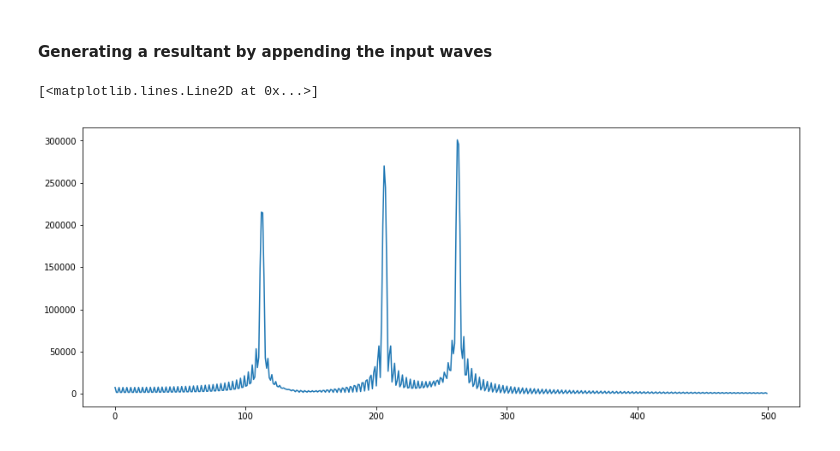
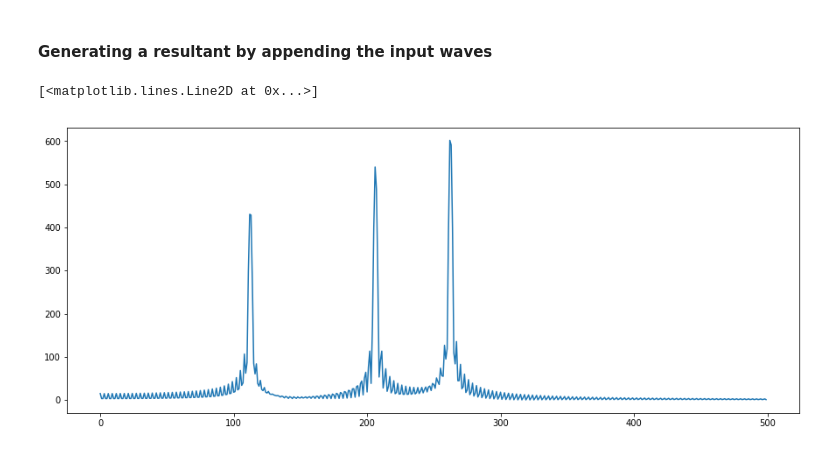
Before and after one commit to iAmeeth/Vibration-Analysis, a Jupyter notebook: Getting started with signal analysis.ipynb, the cells around one changed output. Cells and saved outputs as stored; diff of their text form; code cells hidden in the pictures.

```diff
--- a/Getting started with signal analysis.ipynb
+++ b/Getting started with signal analysis.ipynb
@@ -76,8 +76,8 @@ plt.plot(fs)
 # %%
 d = a + b + c
 fs = np.abs(fft(d))
 fs = fs[0 : sample/2]
-plt.plot(fs)
+plt.plot(2.0 / float(sample) * fs)
 # %% [output]
 [<matplotlib.lines.Line2D at 0x...>]
-[figure, old version]
+[figure, new version]
```
Also changed, not shown: parts of 2 cells of this notebook.
